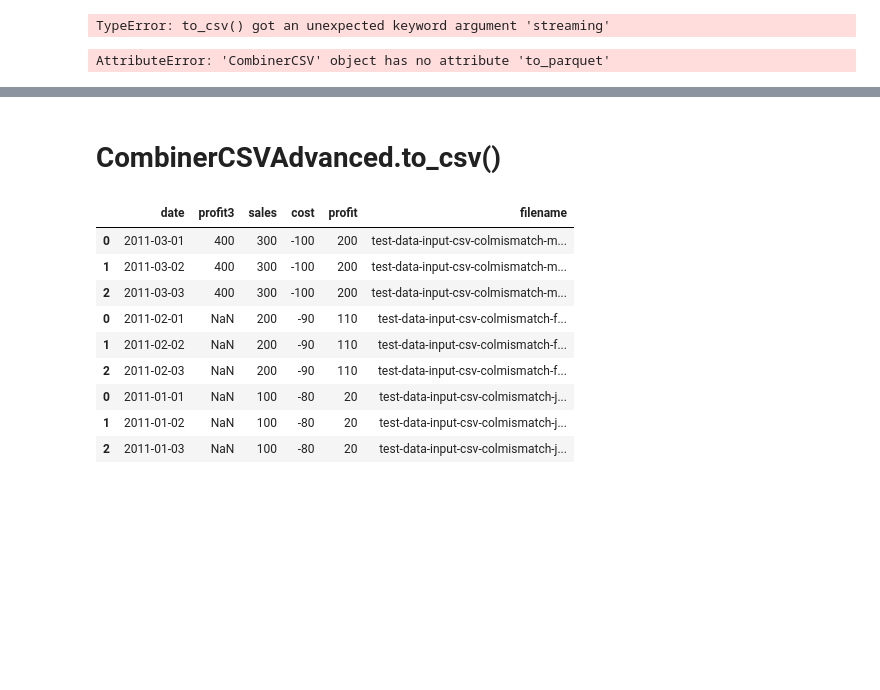
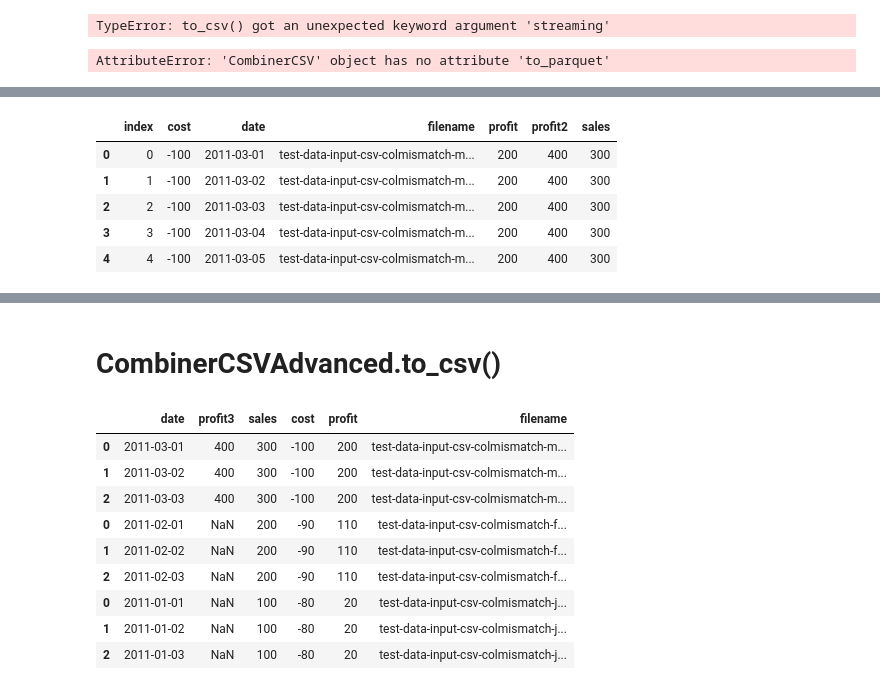
Before and after one commit to d6t/d6tstack, a Jupyter notebook: examples-read-write.ipynb, the cells around one changed output, grey strips where cells are left out. Saved outputs shown, nothing was run; the diff lists cells and outputs as text; code cells hidden in the pictures; blank space fills up the shorter version.

Commit message:
test examples

```diff
--- a/examples-read-write.ipynb
+++ b/examples-read-write.ipynb
@@ -81,0 +94,12 @@ AttributeError: 'CombinerCSV' object has no attribute 'to_parquet'
+# %%
+from sqlalchemy.engine import create_engine
+sqlcnxn = create_engine('mysql+mysqlconnector://testusr:testusr@localhost/test').connect()
+# %%
+pd.read_sql_table('testd6tstack',sqlcnxn).head()
+# %% [output]
+|  | index | cost | date | filename | profit | profit2 | sales |
+| 0 | 0 | -100 | 2011-03-01 | test-data-input-csv-colmismatch-m... | 200 | 400 | 300 |
+| 1 | 1 | -100 | 2011-03-02 | test-data-input-csv-colmismatch-m... | 200 | 400 | 300 |
+| 2 | 2 | -100 | 2011-03-03 | test-data-input-csv-colmismatch-m... | 200 | 400 | 300 |
+| 3 | 3 | -100 | 2011-03-04 | test-data-input-csv-colmismatch-m... | 200 | 400 | 300 |
+| 4 | 4 | -100 | 2011-03-05 | test-data-input-csv-colmismatch-m... | 200 | 400 | 300 |
```
Also changed, not shown: parts of 6 cells of this notebook.
